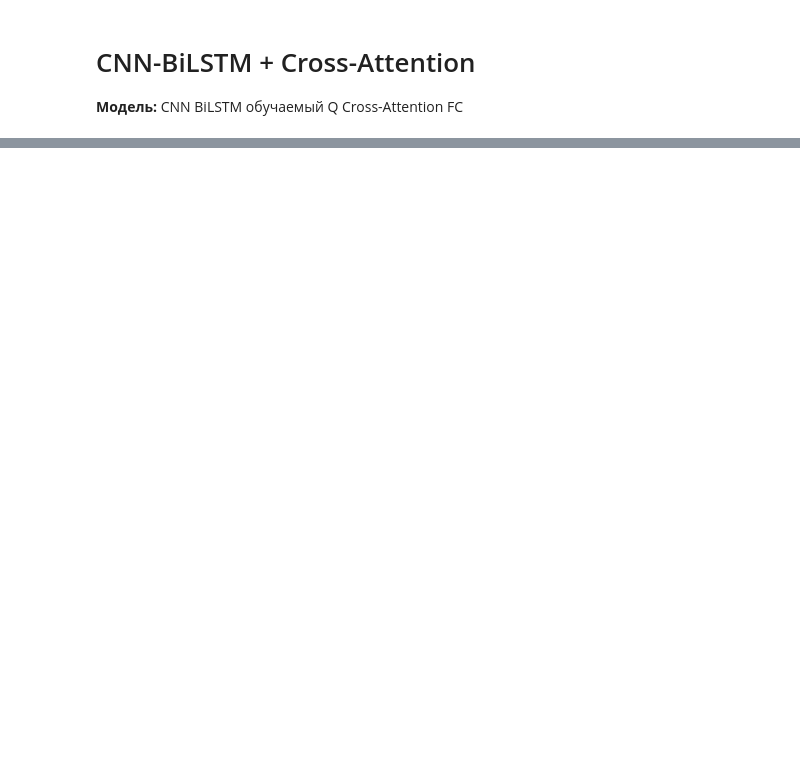
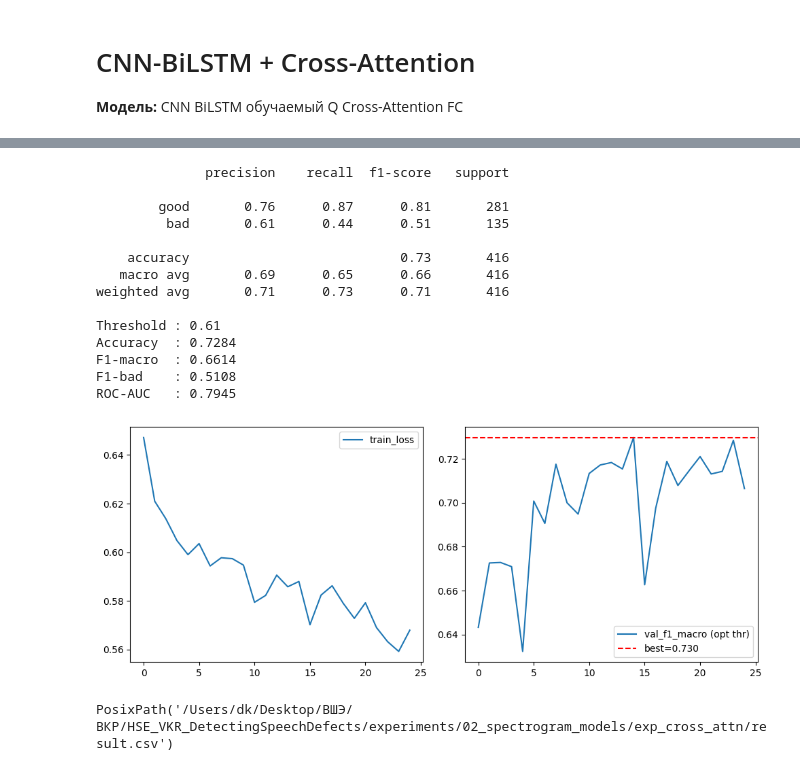
Before and after one commit to dkzmn/HSE_VKR_DetectingSpeechDefects, a Jupyter notebook: experiments/02_spectrogram_models/exp_cross_attn/notebook.ipynb, the cells around one changed output, grey strips where cells are left out. Saved outputs shown, nothing was run; the diff lists cells and outputs as text; code cells hidden in the pictures; blank space fills up the shorter version.

```diff
--- a/experiments/02_spectrogram_models/exp_cross_attn/notebook.ipynb
+++ b/experiments/02_spectrogram_models/exp_cross_attn/notebook.ipynb
@@ -133,15 +135,15 @@ for epoch in range(N_EPOCHS):
     train_losses.append(train_loss)
 
     val_proba, val_true = eval_loader(val_loader)
-    val_f1 = _f1(val_true, (val_proba >= 0.5).astype(int), average="macro")
+    thr = find_optimal_threshold(val_true, val_proba)
+    val_f1 = _f1(val_true, (val_proba >= thr).astype(int), average="macro")
     val_f1s.append(val_f1)
-
 
     if val_f1 > best_f1:
         best_f1 = val_f1
         train_utils.save_best_checkpoint(model, best_ckpt)
     scheduler.step(val_f1)
-    print(f"Epoch {epoch+1}/{N_EPOCHS}  loss={train_loss:.4f}  val_f1={val_f1:.4f}")
+    print(f"Epoch {epoch+1}/{N_EPOCHS}  loss={train_loss:.4f}  val_f1={val_f1:.4f}  thr={thr:.2f}")
     if early_stopping.step(val_f1):
         print(f"Early stopping на эпохе {epoch+1}")
         break
@@ -153,32 +173,49 @@ train_utils.load_best_checkpoint(model, best_ckpt, DEVICE)
 
 val_proba, val_true = eval_loader(val_loader)
 optimal_threshold = find_optimal_threshold(val_true, val_proba)
 test_proba, test_true = eval_loader(test_loader)
 test_metrics = evaluate(test_true, test_proba, threshold=optimal_threshold, verbose=True)
 pd.DataFrame({
     "path":    paths_test,
     "y_true":  test_true,
     "y_pred":  (test_proba >= optimal_threshold).astype(int),
     "y_proba": test_proba,
 }).to_csv(exp_dir / "test_predictions.csv", index=False)
 
 fig, axes = plt.subplots(1, 2, figsize=(10, 4))
 axes[0].plot(train_losses, label="train_loss"); axes[0].legend()
-axes[1].plot(val_f1s, label="val_f1_macro")
+axes[1].plot(val_f1s, label="val_f1_macro (opt thr)")
 axes[1].axhline(best_f1, color="r", linestyle="--", label=f"best={best_f1:.3f}"); axes[1].legend()
 plt.tight_layout()
 fig.savefig(exp_dir / "training_curves.png", dpi=120)
 plt.show()
 
 save_result_csv(
     exp_dir=exp_dir, experiment_id="exp_cross_attn",
     experiment_name="CNN-BiLSTM + Cross-Attention + SpecAugment",
     accuracy=test_metrics["accuracy"], f1_macro=test_metrics["f1_macro"],
     f1_bad=test_metrics["f1_bad"],     roc_auc=test_metrics["roc_auc"],
     precision_bad=test_metrics["precision_bad"], recall_bad=test_metrics["recall_bad"],
     threshold=test_metrics["threshold"],
     embed_dim=128,
     embed_dim_note="CNN  BiLSTM(64)  cross-attention, kv_dim=128 (2×LSTM_H)  fc",
-    notes=f"SpecAugment + test | thr={optimal_threshold:.2f} | d_model={D_MODEL} lstm_h={LSTM_H}",
+    notes=f"SpecAugment + test | thr={optimal_threshold:.2f} | d_model={D_MODEL} lstm_h={LSTM_H} | ckpt by val_f1(opt_thr)",
     num_params=n_params, train_time_sec=train_time_sec,
 )
+# %% [output]
+              precision    recall  f1-score   support
+
+        good       0.76      0.87      0.81       281
+         bad       0.61      0.44      0.51       135
+
+    accuracy                           0.73       416
+   macro avg       0.69      0.65      0.66       416
+weighted avg       0.71      0.73      0.71       416
+
+Threshold : 0.61
+Accuracy  : 0.7284
+F1-macro  : 0.6614
+F1-bad    : 0.5108
+ROC-AUC   : 0.7945
+[figure, added]
+PosixPath('/Users/dk/Desktop/ВШЭ/ВКР/HSE_VKR_DetectingSpeechDefects/experiments/02_spectrogram_models/exp_cross_attn/result.csv')
```
Also changed, not shown: parts of 4 cells of this notebook, 16 other files.
